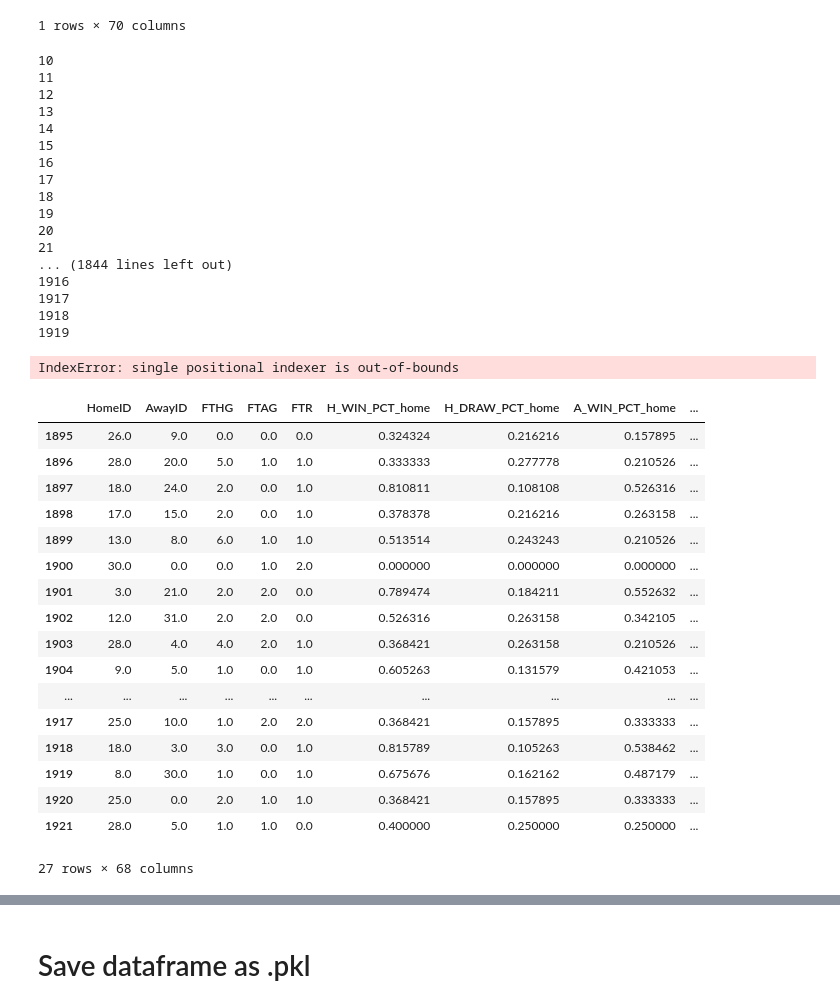
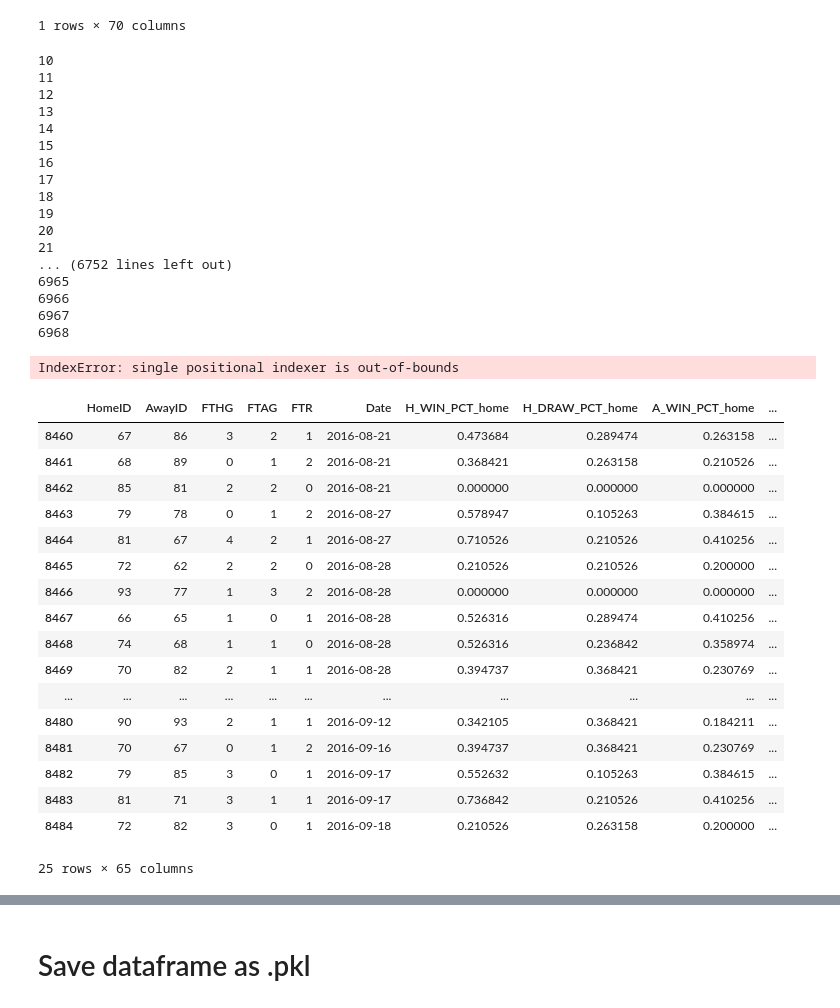
Before and after one commit to michapries/bachelors-thesis, a Jupyter notebook: data_extraction.ipynb, the cells around one changed output, grey strips where cells are left out. Drawn from its saved outputs; the diff is of its cells as text; code cells hidden in the pictures.

```diff
--- a/data_extraction.ipynb
+++ b/data_extraction.ipynb
@@ -180,6 +182,10 @@ for row, game in results.iterrows():
         df.loc[row, 'H_GC_STD' + suffix] = hist_games[hist_games['HomeID'] == team_id]['FTAG'].std()
         df.loc[row, 'A_GS_STD' + suffix] = hist_games[hist_games['AwayID'] == team_id]['FTAG'].std()
         df.loc[row, 'A_GC_STD' + suffix] = hist_games[hist_games['AwayID'] == team_id]['FTHG'].std()
+
+# During this process, many NaNs occur in the beginning due to insufficient data.
+# We replace them with 0.
+df.fillna(0, inplace=True)
 # %%
 df.sample(5)
 # %% [output]
@@ -620,20 +626,6 @@ prev_season = 1
 cur_matchday = 1
 
 modulo_add = 1
-
-# We need to add two missing rows in order to keep the indices in the right order
-# They can and should be removed later!
-excepted = False
-try:
-    df.loc[6969, 'HomeID']
-except:
-    df.loc[6969] = pd.Series()
-    excepted = True
-try:
-    df.loc[8477, 'HomeID']
-except:
-    df.loc[8477] = pd.Series()
-    excepted = True
 
 df = df.sort_index()
 
@@ -662,6 +654,11 @@ for i in range(len(df.index)):
         prev_season = game_season
 
     except:
+        df.loc[6968, 'season'] = 3
+        df.loc[6968, 'RND'] = 4
+
+        df.loc[8471, 'season'] = 7
+        df.loc[8471, 'RND'] = 2
         continue
 # %% [markdown]
 ### Current standings
@@ -732,30 +729,30 @@ for row, game in df.iterrows():
 19
 20
 21
-... (1844 lines left out)
-1916
-1917
-1918
-1919
+... (6752 lines left out)
+6965
+6966
+6967
+6968
 IndexError: single positional indexer is out-of-bounds
-# %%
-df[1895:1922]
-# %% [output]
-|  | HomeID | AwayID | FTHG | FTAG | FTR | H_WIN_PCT_home | H_DRAW_PCT_home | A_WIN_PCT_home | ... |
-| 1895 | 26.0 | 9.0 | 0.0 | 0.0 | 0.0 | 0.324324 | 0.216216 | 0.157895 | ... |
-| 1896 | 28.0 | 20.0 | 5.0 | 1.0 | 1.0 | 0.333333 | 0.277778 | 0.210526 | ... |
-| 1897 | 18.0 | 24.0 | 2.0 | 0.0 | 1.0 | 0.810811 | 0.108108 | 0.526316 | ... |
-| 1898 | 17.0 | 15.0 | 2.0 | 0.0 | 1.0 | 0.378378 | 0.216216 | 0.263158 | ... |
-| 1899 | 13.0 | 8.0 | 6.0 | 1.0 | 1.0 | 0.513514 | 0.243243 | 0.210526 | ... |
-| 1900 | 30.0 | 0.0 | 0.0 | 1.0 | 2.0 | 0.000000 | 0.000000 | 0.000000 | ... |
-| 1901 | 3.0 | 21.0 | 2.0 | 2.0 | 0.0 | 0.789474 | 0.184211 | 0.552632 | ... |
-| 1902 | 12.0 | 31.0 | 2.0 | 2.0 | 0.0 | 0.526316 | 0.263158 | 0.342105 | ... |
-| 1903 | 28.0 | 4.0 | 4.0 | 2.0 | 1.0 | 0.368421 | 0.263158 | 0.210526 | ... |
-| 1904 | 9.0 | 5.0 | 1.0 | 0.0 | 1.0 | 0.605263 | 0.131579 | 0.421053 | ... |
-| ... | ... | ... | ... | ... | ... | ... | ... | ... | ... |
-| 1917 | 25.0 | 10.0 | 1.0 | 2.0 | 2.0 | 0.368421 | 0.157895 | 0.333333 | ... |
-| 1918 | 18.0 | 3.0 | 3.0 | 0.0 | 1.0 | 0.815789 | 0.105263 | 0.538462 | ... |
-| 1919 | 8.0 | 30.0 | 1.0 | 0.0 | 1.0 | 0.675676 | 0.162162 | 0.487179 | ... |
-| 1920 | 25.0 | 0.0 | 2.0 | 1.0 | 1.0 | 0.368421 | 0.157895 | 0.333333 | ... |
-| 1921 | 28.0 | 5.0 | 1.0 | 1.0 | 0.0 | 0.400000 | 0.250000 | 0.250000 | ... |
-27 rows × 68 columns
+# %%
+df[8460:8485]
+# %% [output]
+|  | HomeID | AwayID | FTHG | FTAG | FTR | Date | H_WIN_PCT_home | H_DRAW_PCT_home | A_WIN_PCT_home | ... |
+| 8460 | 67 | 86 | 3 | 2 | 1 | 2016-08-21 | 0.473684 | 0.289474 | 0.263158 | ... |
+| 8461 | 68 | 89 | 0 | 1 | 2 | 2016-08-21 | 0.368421 | 0.263158 | 0.210526 | ... |
+| 8462 | 85 | 81 | 2 | 2 | 0 | 2016-08-21 | 0.000000 | 0.000000 | 0.000000 | ... |
+| 8463 | 79 | 78 | 0 | 1 | 2 | 2016-08-27 | 0.578947 | 0.105263 | 0.384615 | ... |
+| 8464 | 81 | 67 | 4 | 2 | 1 | 2016-08-27 | 0.710526 | 0.210526 | 0.410256 | ... |
+| 8465 | 72 | 62 | 2 | 2 | 0 | 2016-08-28 | 0.210526 | 0.210526 | 0.200000 | ... |
+| 8466 | 93 | 77 | 1 | 3 | 2 | 2016-08-28 | 0.000000 | 0.000000 | 0.000000 | ... |
+| 8467 | 66 | 65 | 1 | 0 | 1 | 2016-08-28 | 0.526316 | 0.289474 | 0.410256 | ... |
+| 8468 | 74 | 68 | 1 | 1 | 0 | 2016-08-28 | 0.526316 | 0.236842 | 0.358974 | ... |
+| 8469 | 70 | 82 | 2 | 1 | 1 | 2016-08-28 | 0.394737 | 0.368421 | 0.230769 | ... |
+| ... | ... | ... | ... | ... | ... | ... | ... | ... | ... | ... |
+| 8480 | 90 | 93 | 2 | 1 | 1 | 2016-09-12 | 0.342105 | 0.368421 | 0.184211 | ... |
+| 8481 | 70 | 67 | 0 | 1 | 2 | 2016-09-16 | 0.394737 | 0.368421 | 0.230769 | ... |
+| 8482 | 79 | 85 | 3 | 0 | 1 | 2016-09-17 | 0.552632 | 0.105263 | 0.384615 | ... |
+| 8483 | 81 | 71 | 3 | 1 | 1 | 2016-09-17 | 0.736842 | 0.210526 | 0.410256 | ... |
+| 8484 | 72 | 82 | 3 | 0 | 1 | 2016-09-18 | 0.210526 | 0.263158 | 0.200000 | ... |
+25 rows × 65 columns
```
Also changed, not shown: parts of 12 cells of this notebook, 3 other files.
